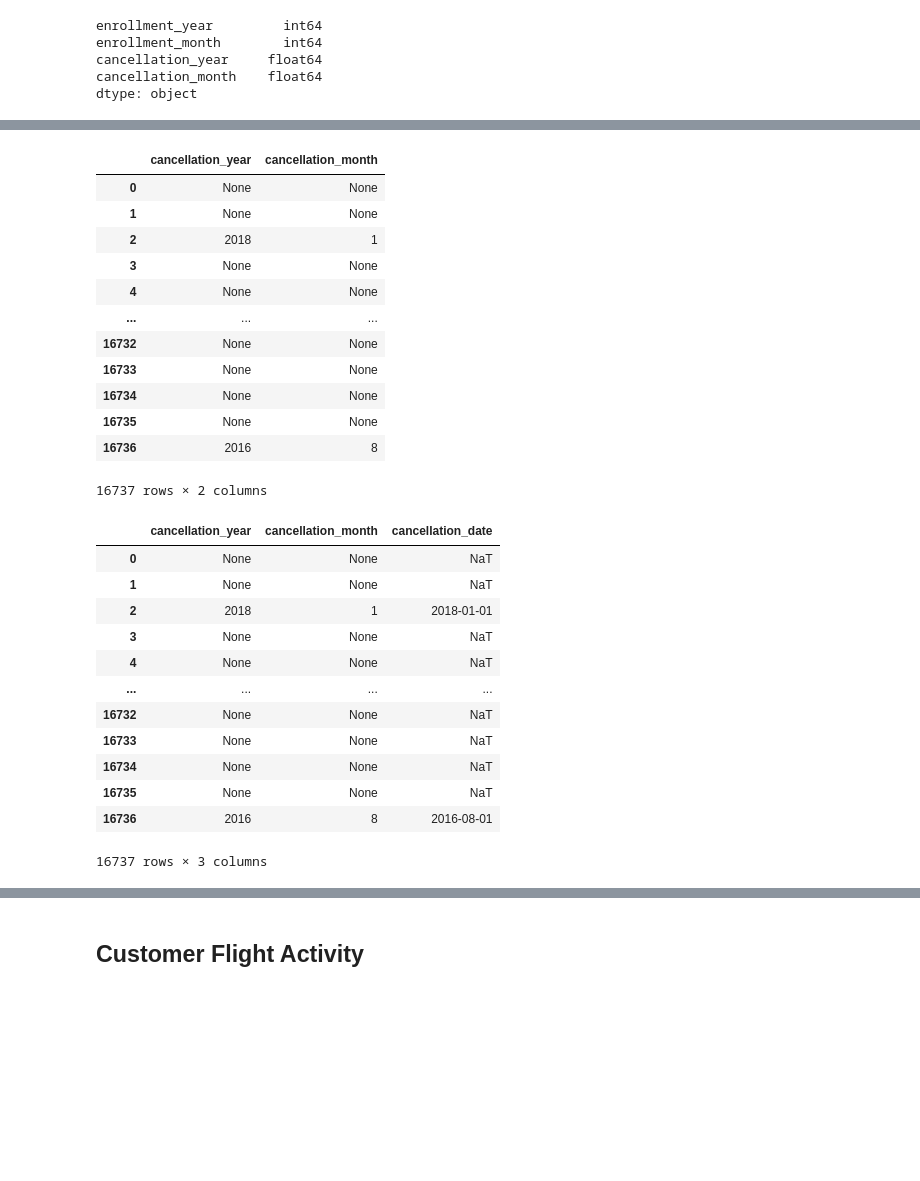
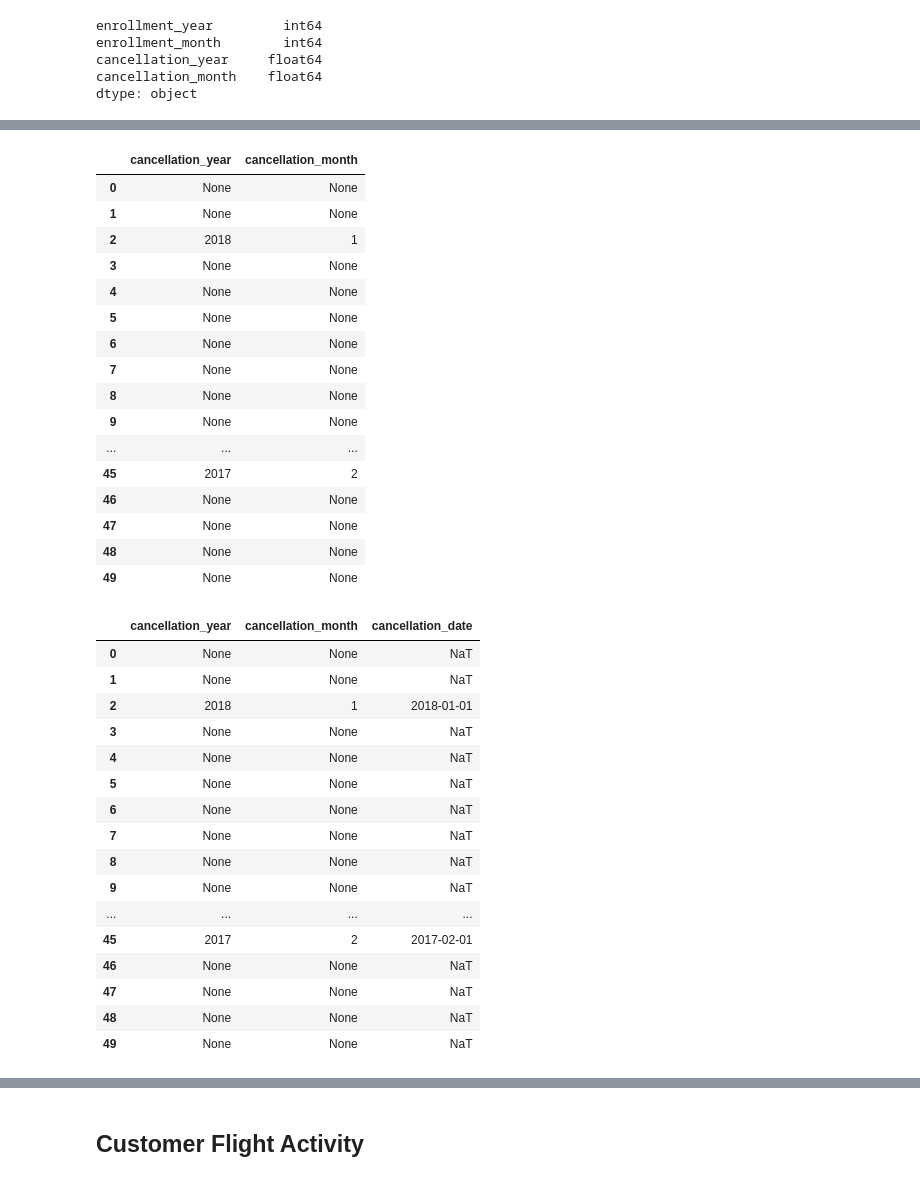
Before and after one commit to rml-lee/MYSQL-Tableau-Customer-Flights-Project, a Jupyter notebook: Data Cleaning & Exploration - Airline Loyalty Campaign Program Impact on Flights.ipynb, the cells around one changed output, grey strips where cells are left out. Cells and saved outputs as stored; diff of their text form; code cells hidden in the pictures; blank space fills up the shorter version.

```diff
--- a/Data Cleaning & Exploration - Airline Loyalty Campaign Program Impact on Flights.ipynb
+++ b/Data Cleaning & Exploration - Airline Loyalty Campaign Program Impact on Flights.ipynb
@@ -221,7 +243,7 @@ loyalty[['cancellation_year', 'cancellation_month']]
 # Convert 'nan' to object NULL value None
 loyalty['cancellation_year'] = loyalty['cancellation_year'].apply(lambda x: None if x == 'nan' else x)
 loyalty['cancellation_month'] = loyalty['cancellation_month'].apply(lambda x: None if x == 'nan' else x)
-loyalty[['cancellation_year', 'cancellation_month']]
+loyalty[['cancellation_year', 'cancellation_month']].head(50)
 # %% [output]
 |  | cancellation_year | cancellation_month |
 | 0 | None | None |
@@ -229,31 +251,39 @@ loyalty[['cancellation_year', 'cancellation_month']]
 | 2 | 2018 | 1 |
 | 3 | None | None |
 | 4 | None | None |
+| 5 | None | None |
+| 6 | None | None |
+| 7 | None | None |
+| 8 | None | None |
+| 9 | None | None |
 | ... | ... | ... |
-| 16732 | None | None |
-| 16733 | None | None |
-| 16734 | None | None |
-| 16735 | None | None |
-| 16736 | 2016 | 8 |
+| 45 | 2017 | 2 |
+| 46 | None | None |
+| 47 | None | None |
+| 48 | None | None |
+| 49 | None | None |
-16737 rows × 2 columns
 # %%
 # Combine cancellation_year and cancellation_month into a new DATE field named 'cancellation_date'
 loyalty['cancellation_date'] = pd.to_datetime(loyalty['cancellation_year'] + '-' + loyalty['cancellation_month'] + '-01', errors='coerce')
-loyalty[['cancellation_year', 'cancellation_month', 'cancellation_date']]
+loyalty[['cancellation_year', 'cancellation_month', 'cancellation_date']].head(50)
 # %% [output]
 |  | cancellation_year | cancellation_month | cancellation_date |
 | 0 | None | None | NaT |
 | 1 | None | None | NaT |
 | 2 | 2018 | 1 | 2018-01-01 |
 | 3 | None | None | NaT |
 | 4 | None | None | NaT |
+| 5 | None | None | NaT |
+| 6 | None | None | NaT |
+| 7 | None | None | NaT |
+| 8 | None | None | NaT |
+| 9 | None | None | NaT |
 | ... | ... | ... | ... |
-| 16732 | None | None | NaT |
-| 16733 | None | None | NaT |
-| 16734 | None | None | NaT |
-| 16735 | None | None | NaT |
-| 16736 | 2016 | 8 | 2016-08-01 |
+| 45 | 2017 | 2 | 2017-02-01 |
+| 46 | None | None | NaT |
+| 47 | None | None | NaT |
+| 48 | None | None | NaT |
+| 49 | None | None | NaT |
-16737 rows × 3 columns
 # %%
 # Drop cancellation_year and cancellation_month
 loyalty.drop(columns = ['cancellation_year', 'cancellation_month'], inplace = True)
```
Also changed, not shown: parts of 3 cells of this notebook.
